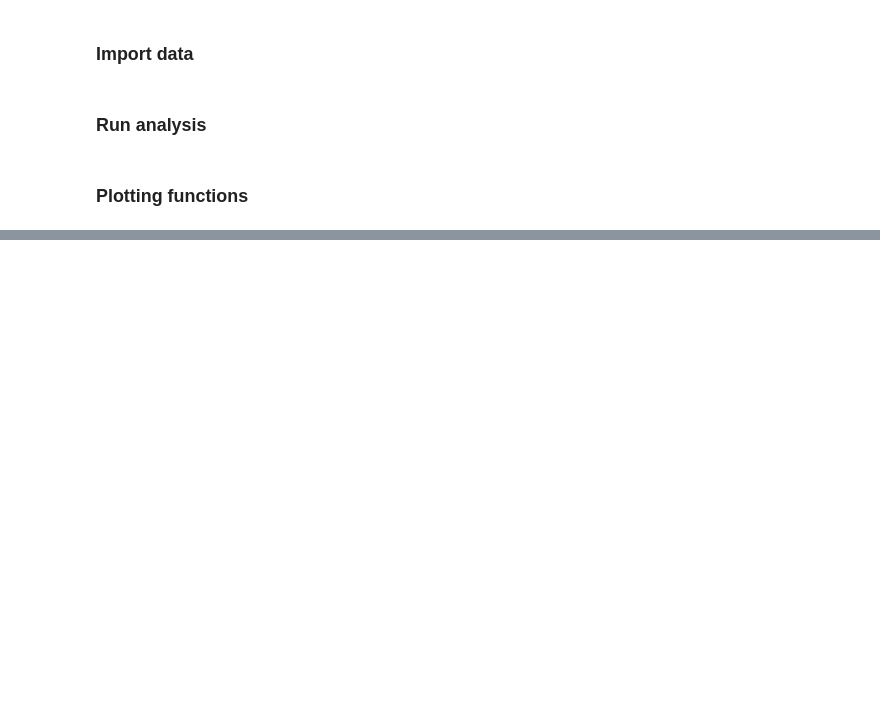
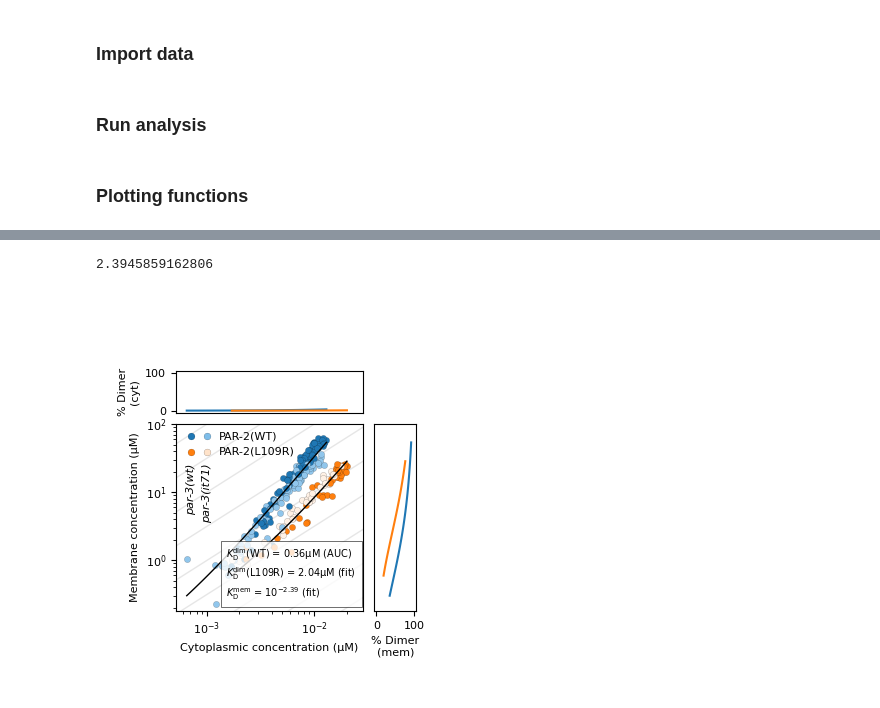
Before and after one commit to goehringlab/2023-Bland-bioRxiv, a Jupyter notebook: scripts/Analysis/DimerModelFitting/01 Figures.ipynb, the cells around one changed output, grey strips where cells are left out. Drawn from its saved outputs; the diff is of its cells as text; code cells hidden in the pictures; blank space fills up the shorter version.

```diff
--- a/scripts/Analysis/DimerModelFitting/01 Figures.ipynb
+++ b/scripts/Analysis/DimerModelFitting/01 Figures.ipynb
@@ -178,0 +146,7 @@ fig6.savefig('Figs/model_fit_s2_free.png', dpi=600, transparent=True)
+# %%
+fig1 = rundown_plot(analysis_main)
+fig1.savefig('Figs/model_fit_main.png', dpi=600, transparent=True)
+del fig1, analysis_main
+# %% [output]
+2.3945859162806
+[figure, added]
```
Also changed, not shown: parts of 7 cells of this notebook, 21 other files.
